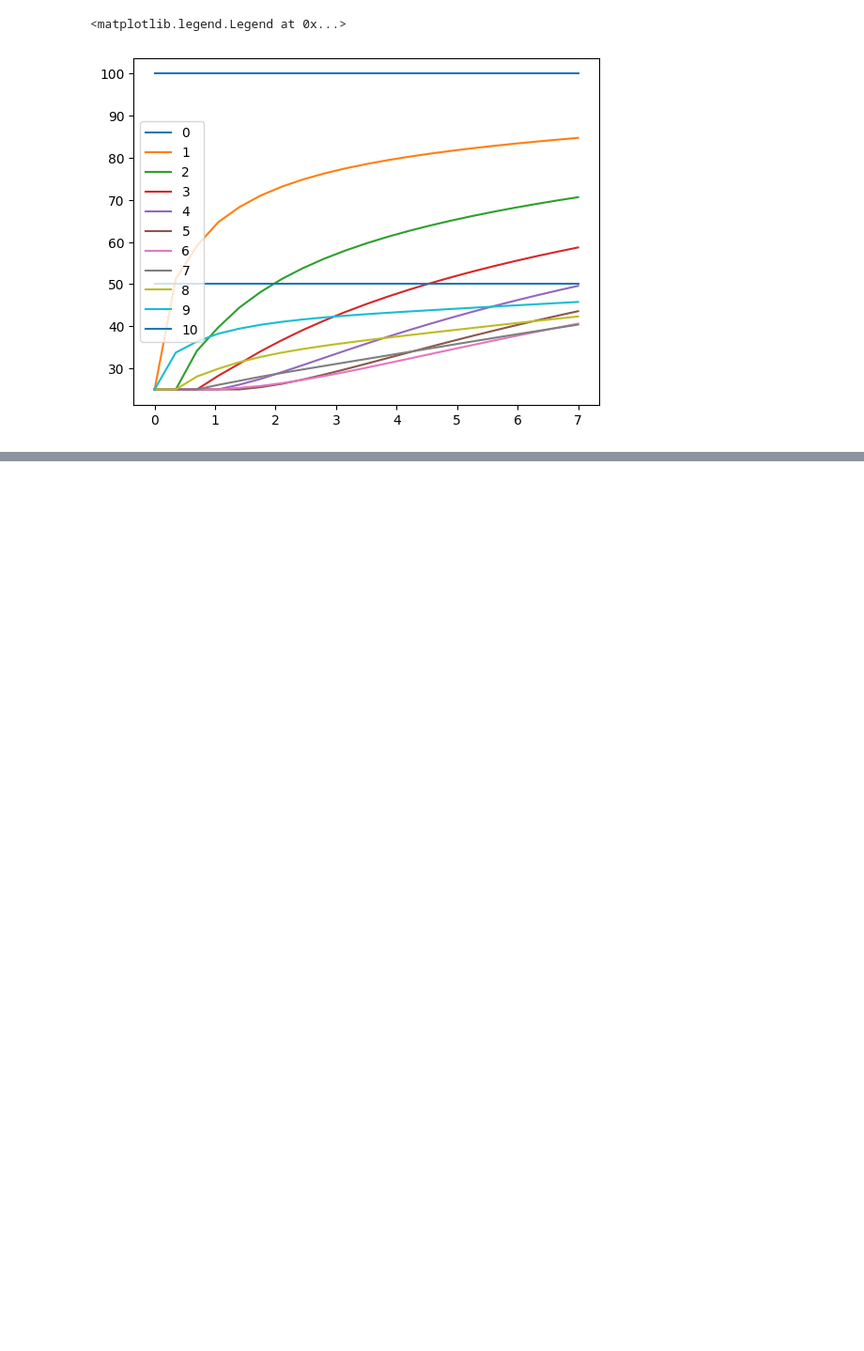
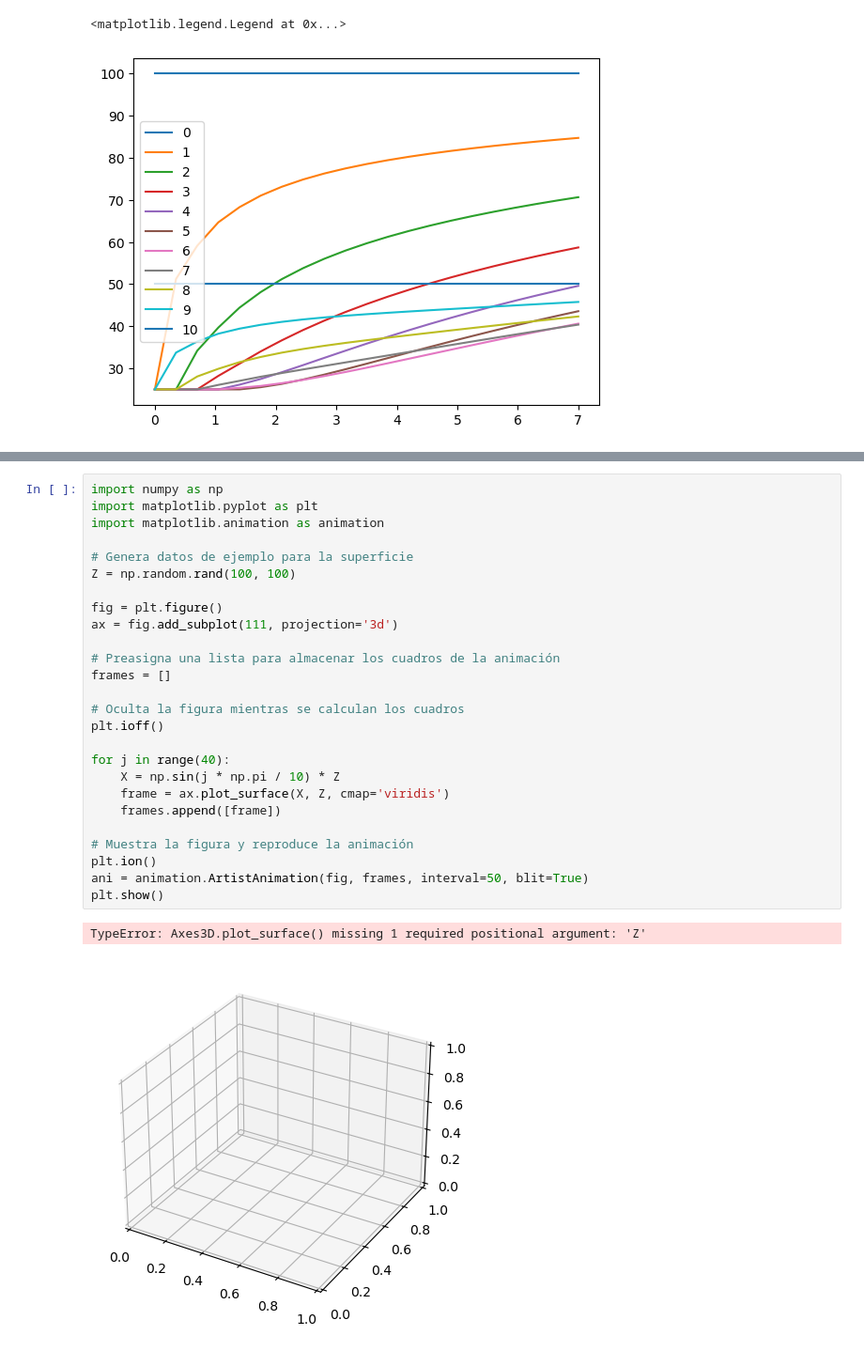
Before and after one commit to cjuarezramos/MMS022024, a Jupyter notebook: ej1024_barra.ipynb, the cells around one changed output, grey strips where cells are left out. Shown: that part at 94% size. Saved outputs shown, nothing was run; the diff lists cells and outputs as text; blank space fills up the shorter version.

```diff
--- a/ej1024_barra.ipynb
+++ b/ej1024_barra.ipynb
@@ -48,0 +71,29 @@ plt.legend(['0','1','2','3','4','5','6','7','8','9','10'])
+# %%
+import numpy as np
+import matplotlib.pyplot as plt
+import matplotlib.animation as animation
+
+# Genera datos de ejemplo para la superficie
+Z = np.random.rand(100, 100)
+
+fig = plt.figure()
+ax = fig.add_subplot(111, projection='3d')
+
+# Preasigna una lista para almacenar los cuadros de la animación
+frames = []
+
+# Oculta la figura mientras se calculan los cuadros
+plt.ioff()
+
+for j in range(40):
+    X = np.sin(j * np.pi / 10) * Z
+    frame = ax.plot_surface(X, Z, cmap='viridis')
+    frames.append([frame])
+
+# Muestra la figura y reproduce la animación
+plt.ion()
+ani = animation.ArtistAnimation(fig, frames, interval=50, blit=True)
+plt.show()
+# %% [output]
+TypeError: Axes3D.plot_surface() missing 1 required positional argument: 'Z'
+[figure, added]
```
Also changed, not shown: parts of 1 cell of this notebook, 8 other files.
